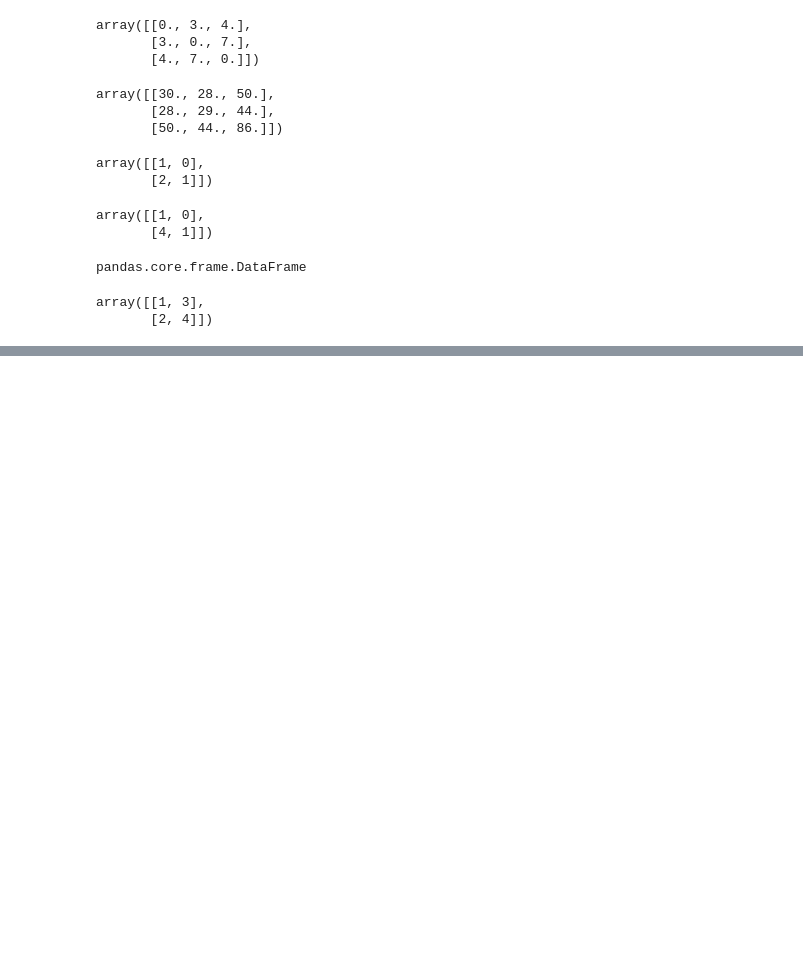
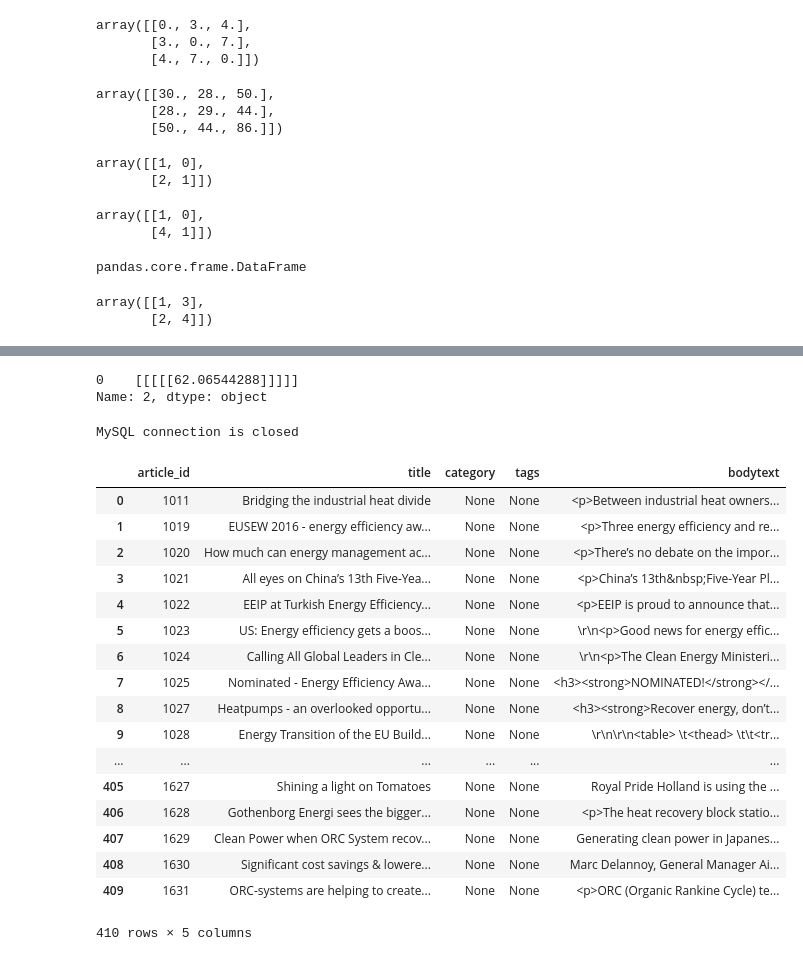
Before and after one commit to muksiddheswar/Hybrid-Recommender-System, a Jupyter notebook: test_nb_3.ipynb, the cells around one changed output, grey strips where cells are left out. Saved outputs shown, nothing was run; the diff lists cells and outputs as text; code cells hidden in the pictures; blank space fills up the shorter version.

```diff
--- a/test_nb_3.ipynb
+++ b/test_nb_3.ipynb
@@ -279,0 +728,31 @@ array([[1, 3],
+# %%
+df.iloc[2]
+# %% [output]
+0    [[[[[62.06544288]]]]]
+Name: 2, dtype: object
+# %%
+from db_functions import *
+article_master = import_content()
+# %% [output]
+MySQL connection is closed
+# %%
+article_master
+# %% [output]
+|  | article_id | title | category | tags | bodytext |
+| 0 | 1011 | Bridging the industrial heat divide | None | None | <p>Between industrial heat owners... |
+| 1 | 1019 | EUSEW 2016 - energy efficiency aw... | None | None | <p>Three energy efficiency and re... |
+| 2 | 1020 | How much can energy management ac... | None | None | <p>There’s no debate on the impor... |
+| 3 | 1021 | All eyes on China’s 13th Five-Yea... | None | None | <p>China’s 13th&nbsp;Five-Year Pl... |
+| 4 | 1022 | EEIP at Turkish Energy Efficiency... | None | None | <p>EEIP is proud to announce that... |
+| 5 | 1023 | US: Energy efficiency gets a boos... | None | None | \r\n<p>Good news for energy effic... |
+| 6 | 1024 | Calling All Global Leaders in Cle... | None | None | \r\n<p>The Clean Energy Ministeri... |
+| 7 | 1025 | Nominated - Energy Efficiency Awa... | None | None | <h3><strong>NOMINATED!</strong></... |
+| 8 | 1027 | Heatpumps - an overlooked opportu... | None | None | <h3><strong>Recover energy, don’t... |
+| 9 | 1028 | Energy Transition of the EU Build... | None | None | \r\n\r\n<table> \t<thead> \t\t<tr... |
+| ... | ... | ... | ... | ... | ... |
+| 405 | 1627 | Shining a light on Tomatoes | None | None | Royal Pride Holland is using the ... |
+| 406 | 1628 | Gothenborg Energi sees the bigger... | None | None | <p>The heat recovery block statio... |
+| 407 | 1629 | Clean Power when ORC System recov... | None | None | Generating clean power in Japanes... |
+| 408 | 1630 | Significant cost savings & lowere... | None | None | Marc Delannoy, General Manager Ai... |
+| 409 | 1631 | ORC-systems are helping to create... | None | None | <p>ORC (Organic Rankine Cycle) te... |
+410 rows × 5 columns
```
Also changed, not shown: parts of 34 cells of this notebook, 8 other files.
